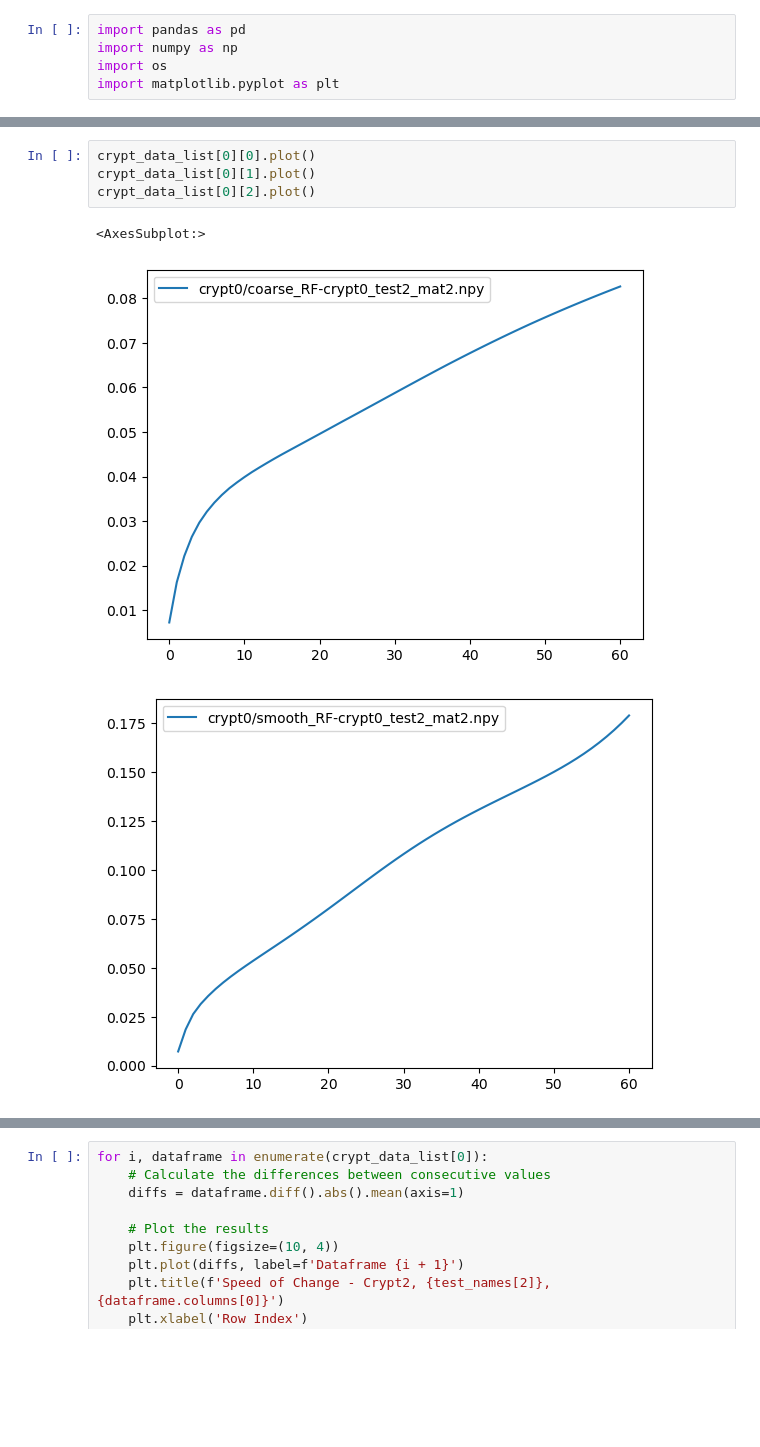
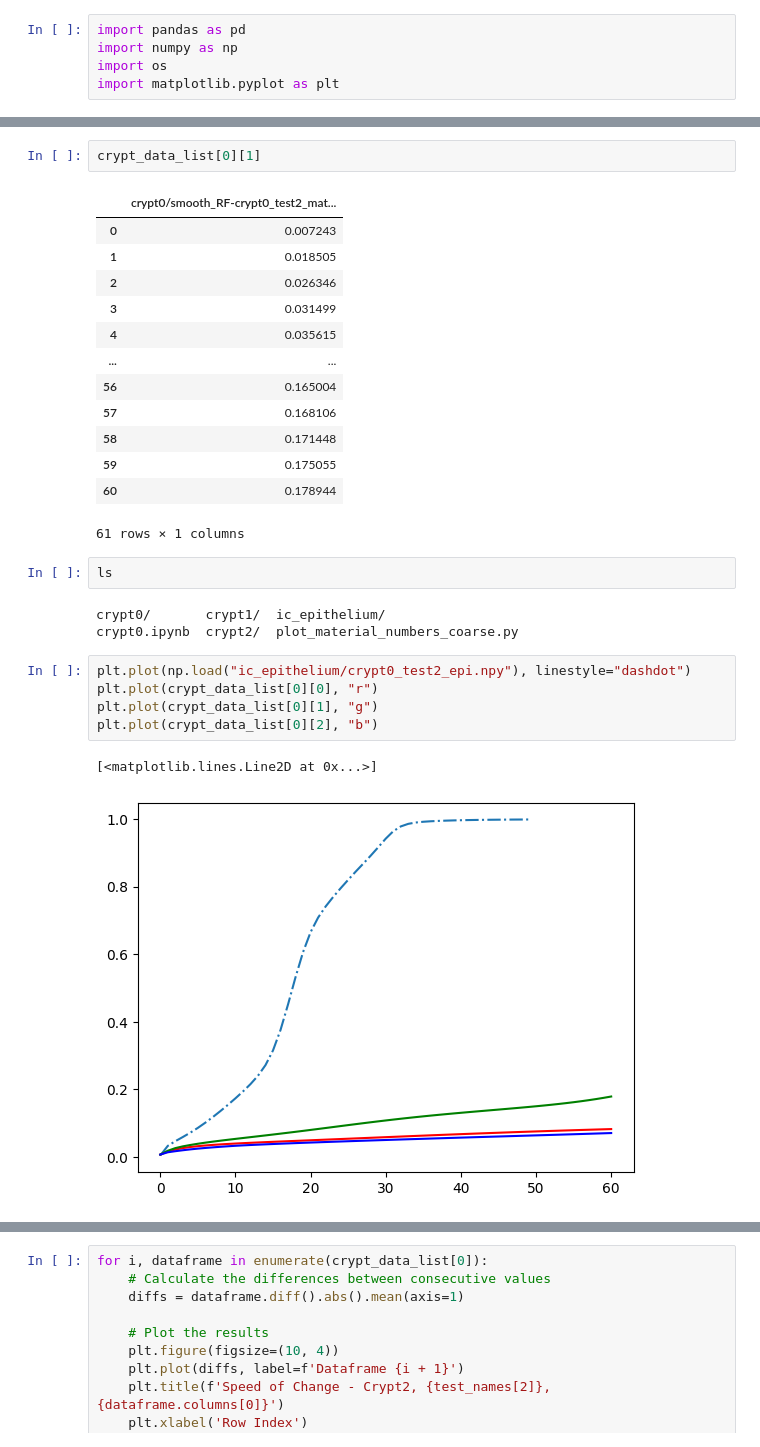
Before and after one commit to purusharths/thesis_archive, a Jupyter notebook: RandomFieldPlots/first_figure/crypt0.ipynb, the cells around one changed output, grey strips where cells are left out. Cells and saved outputs as stored; diff of their text form; blank space fills up the shorter version.

```diff
--- a/RandomFieldPlots/first_figure/crypt0.ipynb
+++ b/RandomFieldPlots/first_figure/crypt0.ipynb
@@ -155,8 +150,29 @@ KeyError: 0
+# %%
+crypt_data_list[0][1]
+# %% [output]
+|  | crypt0/smooth_RF-crypt0_test2_mat... |
+| 0 | 0.007243 |
+| 1 | 0.018505 |
+| 2 | 0.026346 |
+| 3 | 0.031499 |
+| 4 | 0.035615 |
+| ... | ... |
+| 56 | 0.165004 |
+| 57 | 0.168106 |
+| 58 | 0.171448 |
+| 59 | 0.175055 |
+| 60 | 0.178944 |
+61 rows × 1 columns
+# %%
+ls
+# %% [output]
+crypt0/       crypt1/  ic_epithelium/
+crypt0.ipynb  crypt2/  plot_material_numbers_coarse.py
 # %%
-crypt_data_list[0][0].plot()
-crypt_data_list[0][1].plot()
-crypt_data_list[0][2].plot()
+plt.plot(np.load("ic_epithelium/crypt0_test2_epi.npy"), linestyle="dashdot")
+plt.plot(crypt_data_list[0][0], "r")
+plt.plot(crypt_data_list[0][1], "g")
+plt.plot(crypt_data_list[0][2], "b")
 # %% [output]
-<AxesSubplot:>
+[<matplotlib.lines.Line2D at 0x...>]
-[figure, old version]
+[figure, new version]
-[figure, removed]
```
Also changed, not shown: parts of 9 cells of this notebook, 3 other files.
